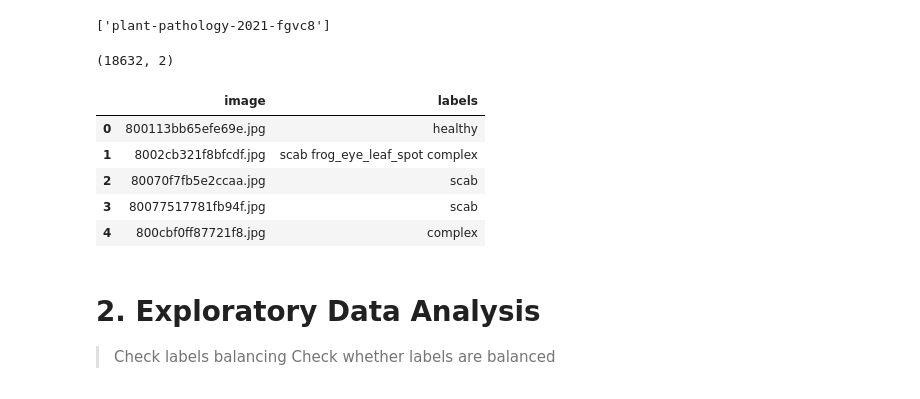
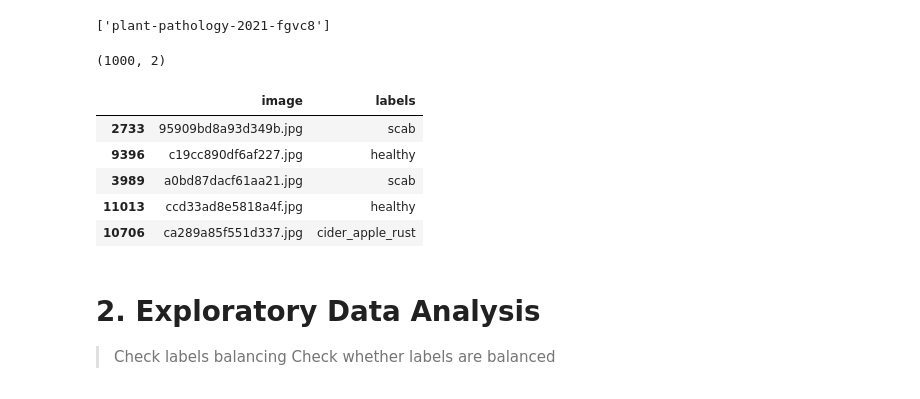
Before and after one commit to rebootshen/plant-pathology, a Jupyter notebook: PlantPathology.ipynb, the cells around one changed output. Cells and saved outputs as stored; diff of their text form; code cells hidden in the pictures.

```diff
--- a/PlantPathology.ipynb
+++ b/PlantPathology.ipynb
@@ -13,6 +13,7 @@ import numpy as np
 import sys
 import os
 import random
+import time
 from pathlib import Path
 
 # Image processing
@@ -49,30 +50,49 @@ from tensorflow.keras.optimizers import Adam, RMSprop
 import os
 print(os.listdir("../input"))
 # Any results you write to the current directory are saved as output.
-INPUT_DIR = "../input/plant-pathology-2021-fgvc8/"
+
 
 # Settings
 plt.style.use('fivethirtyeight')
 #plt.style.use('seaborn')
 
-# toy=True - development mode, small samples, limited training, fast run
-# toy=False - full data, slow learning and run
-toy=False
+toy=True
+
+
+#INPUT_DIR = "/kaggle/input/plant-pathology-2021-fgvc8/"
+#PRETRAINED_DIR = "/kaggle/input/pretrained-model/"
+INPUT_DIR = "../input/plant-pathology-2021-fgvc8/"
+PRETRAINED_DIR = "../pretrained/"
+
+OUTPUT_DIR = "./model/"
+
+#TRAIN_DATA_DIR = INPUT_DIR + 'train_images'
+TRAIN_DATA_DIR = INPUT_DIR + 'img_sz_512'
+
+
+IMSIZES = (224, 240, 260, 300, 380, 456, 528, 600)
+im_size = IMSIZES[7]
+
+NUM_CLASSES = 12
+IMAGE_SIZE= (224,224)  #(256,256)
+
+BATCH_SIZE = 32 #32
+TRAIN_BATCH_SIZE = 512 #512
 # %% [output]
 ['plant-pathology-2021-fgvc8']
 # %%
 all_df = pd.read_csv(INPUT_DIR + "train.csv")
 if toy:
-    all_df = all_df.sample(5000)
+    all_df = all_df.sample(1000)
 
 
 print(all_df.shape)
 all_df.head()
 # %% [output]
-(18632, 2)
+(1000, 2)
 |  | image | labels |
-| 0 | 800113bb65efe69e.jpg | healthy |
-| 1 | 8002cb321f8bfcdf.jpg | scab frog_eye_leaf_spot complex |
-| 2 | 80070f7fb5e2ccaa.jpg | scab |
-| 3 | 80077517781fb94f.jpg | scab |
-| 4 | 800cbf0ff87721f8.jpg | complex |
+| 2733 | 95909bd8a93d349b.jpg | scab |
+| 9396 | c19cc890df6af227.jpg | healthy |
+| 3989 | a0bd87dacf61aa21.jpg | scab |
+| 11013 | ccd33ad8e5818a4f.jpg | healthy |
+| 10706 | ca289a85f551d337.jpg | cider_apple_rust |
```
Also changed, not shown: parts of 15 cells of this notebook.
